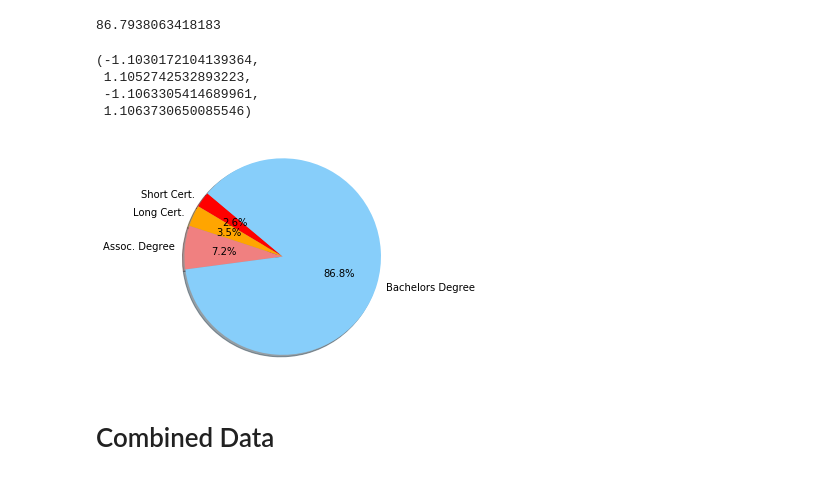
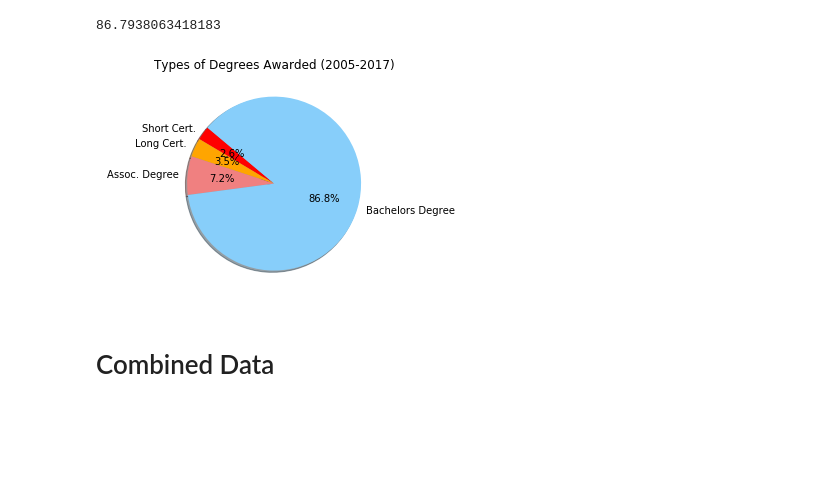
Before and after one commit to grahamb001/Project1, a Jupyter notebook: Combined Enrollment, Employment, and Completion Code.ipynb, the cells around one changed output. Drawn from its saved outputs; the diff is of its cells as text; code cells hidden in the pictures; blank space fills up the shorter version.

```diff
--- a/Combined Enrollment, Employment, and Completion Code.ipynb
+++ b/Combined Enrollment, Employment, and Completion Code.ipynb
@@ -1019,27 +1020,25 @@ Bachelors_Percentage
 # %%
 #Pie charts:
 # The colors of each section of the pie chart
 colors = ["red", "orange", "lightcoral", "lightskyblue"]
 
 # Tells matplotlib to separate the "Python" section from the others
 #explode = (0, 0, 0, 0)
 
 # Creates the pie chart based upon the values above
 # Automatically finds the percentages of each part of the pie chart
 programs= ["Short Cert.", "Long Cert.", "Assoc. Degree", "Bachelors Degree"]
 granted = [579961.0,786376.0,1614146.0,19588344.0]
 #explode = (0.1,0,0,0,0,0,0,0,0,0)
-plt.pie(granted,labels=programs, colors=colors,
-       autopct="%1.1f%%", shadow=True, startangle=140)
+plt.title("Types of Degrees Awarded (2005-2017)")
 
 #make it a circle for sure…tells matplotlib that we want a pie chart with equal axes
 plt.axis("equal")
+plt.pie(granted,labels=programs, colors=colors,
+       autopct="%1.1f%%", shadow=True, startangle=140)
+plt.savefig("Total Degrees PIE by Type Awarded 2005-2017")
 # %% [output]
-(-1.1030172104139364,
- 1.1052742532893223,
- -1.1063305414689961,
- 1.1063730650085546)
-[figure, old version]
+[figure, new version]
 # %% [markdown]
 # Combined Data
 # %%
```
Also changed, not shown: parts of 6 cells of this notebook, 16 other files.
